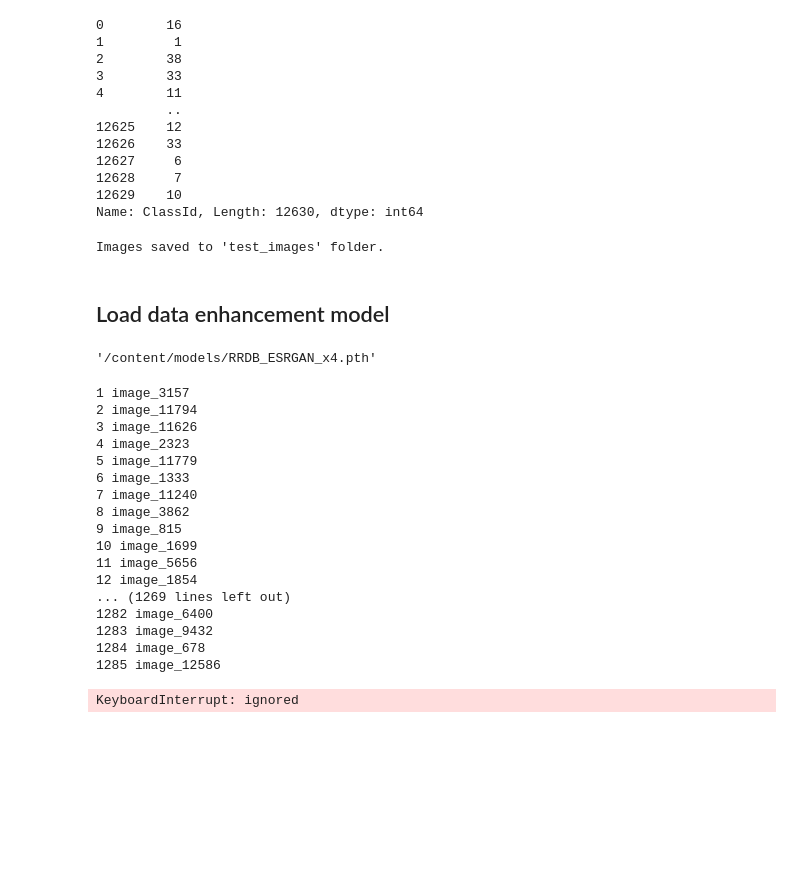
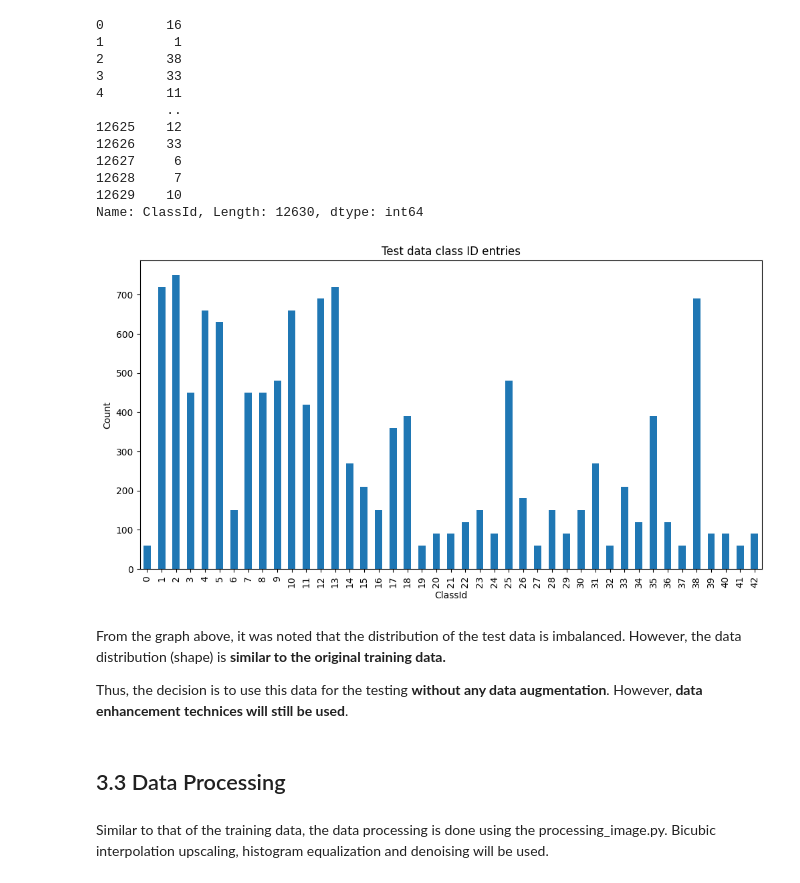
Before and after one commit to Jieoi/traffic_sign_recognition, a Jupyter notebook: test_data_preparation_simple.ipynb, the cells around one changed output. Drawn from its saved outputs; the diff is of its cells as text; code cells hidden in the pictures; blank space fills up the shorter version.

```diff
--- a/test_data_preparation_simple.ipynb
+++ b/test_data_preparation_simple.ipynb
@@ -90,37 +112,24 @@ labels["ClassId"]
 12628     7
 12629    10
 Name: ClassId, Length: 12630, dtype: int64
-# %%
-# Create a directory named 'test_images' if it doesn't exist
-if not os.path.exists('test_images'):
-    os.makedirs('test_images')
-
-images = (images * 255).astype(np.uint8)  # Convert to uint8 in the range 0-255
-
-for i in range(images.shape[0]):
-    img = Image.fromarray(images[i])
-    img.save(f'test_images/image_{i}.png')
-
-print("Images saved to 'test_images' folder.")
-# %% [output]
-Images saved to 'test_images' folder.
-# %% [markdown]
-<h2>Load data enhancement model</h2>
-# %%
-# Copy RRDBNet_arch.py and RRDB_ESRGAN_x4.pth to the /content/models directory
-# Create the /content/models directory if it doesn't exist
-models_directory = '/content/models'
-os.makedirs(models_directory, exist_ok=True)
-
-# Copy RRDBNet_arch.py
-source_arch_path = '/content/drive/MyDrive/final/pre-trained-model/RRDBNet_arch.py'
-target_arch_path = os.path.join(models_directory, 'RRDBNet_arch.py')
-shutil.copy(source_arch_path, target_arch_path)
-
-# Copy RRDB_ESRGAN_x4.pth
-source_model_path = '/content/drive/MyDrive/final/pre-trained-model/RRDB_ESRGAN_x4.pth'
-target_model_path = os.path.join(models_directory, 'RRDB_ESRGAN_x4.pth')
-shutil.copy(source_model_path, target_model_path)
-# %% [output]
-'/content/models/RRDB_ESRGAN_x4.pth'
+# %%
+class_counts = labels["ClassId"].value_counts().sort_index()
+
+# Create a bar graph
+plt.figure(figsize=(12, 6))
+class_counts.plot(kind='bar')
+plt.title("Test data class ID entries")
+plt.xlabel("ClassId")
+plt.ylabel("Count")
+plt.show()
+# %% [output]
+[figure, added]
+# %% [markdown]
+From the graph above, it was noted that the distribution of the test data is imbalanced. However, the data distribution (shape) is **similar to the original training data.**
+
+Thus, the decision is to use this data for the testing **without any data augmentation**. However, **data enhancement technices will still be used**.
+# %% [markdown]
+<h2> 3.3 Data Processing </h2>
+# %% [markdown]
+Similar to that of the training data, the data processing is done using the processing_image.py. Bicubic interpolation upscaling, histogram equalization and denoising will be used.
 # %%
@@ -135,26 +143,0 @@ import enhancing_image_RRDB
-# %%
-# Call the function with the desired inputs
-img_folder = '/content/test_images/*'
-output_dir = '/content/test_images_enhanced'
-model_path = '/content/drive/MyDrive/final/pre-trained-model/RRDB_ESRGAN_x4.pth'
-
-enhancing_image_RRDB.enhance_images_rrdb(img_folder, output_dir, model_path)
-# %% [output]
-1 image_3157
-2 image_11794
-3 image_11626
-4 image_2323
-5 image_11779
-6 image_1333
-7 image_11240
-8 image_3862
-9 image_815
-10 image_1699
-11 image_5656
-12 image_1854
-... (1269 lines left out)
-1282 image_6400
-1283 image_9432
-1284 image_678
-1285 image_12586
-KeyboardInterrupt: ignored
```
Also changed, not shown: parts of 30 cells of this notebook.
